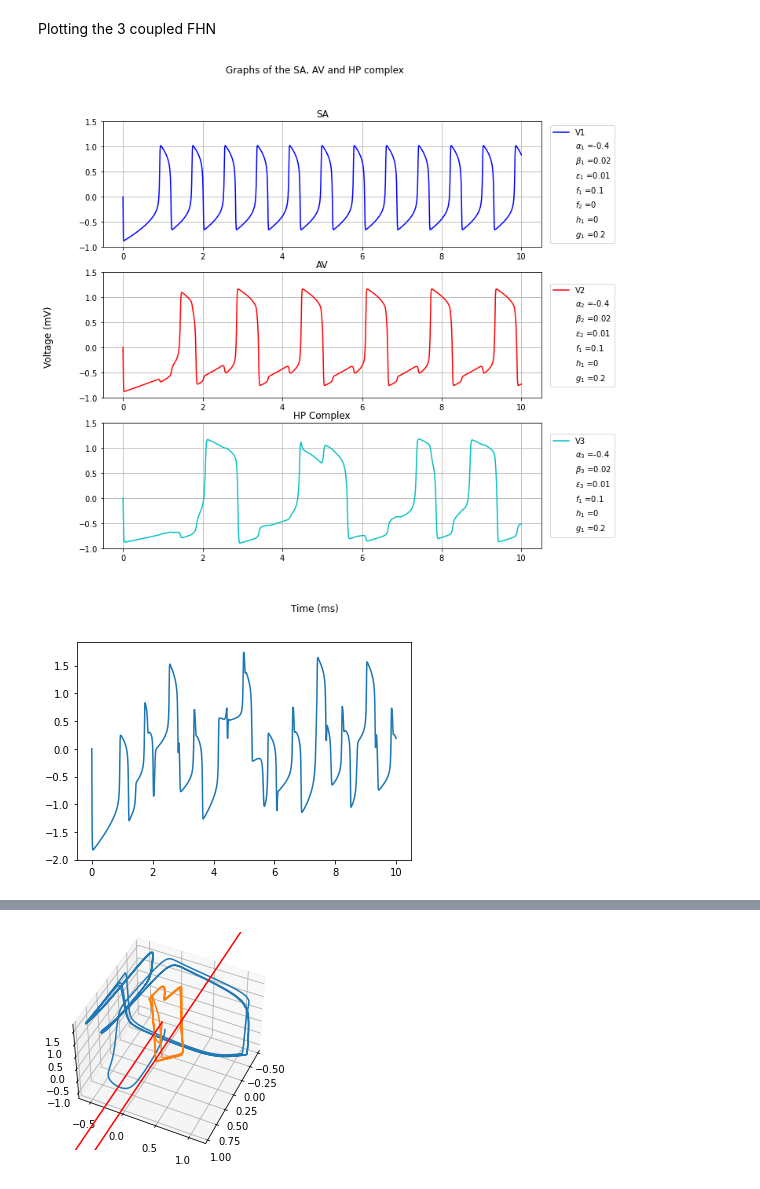
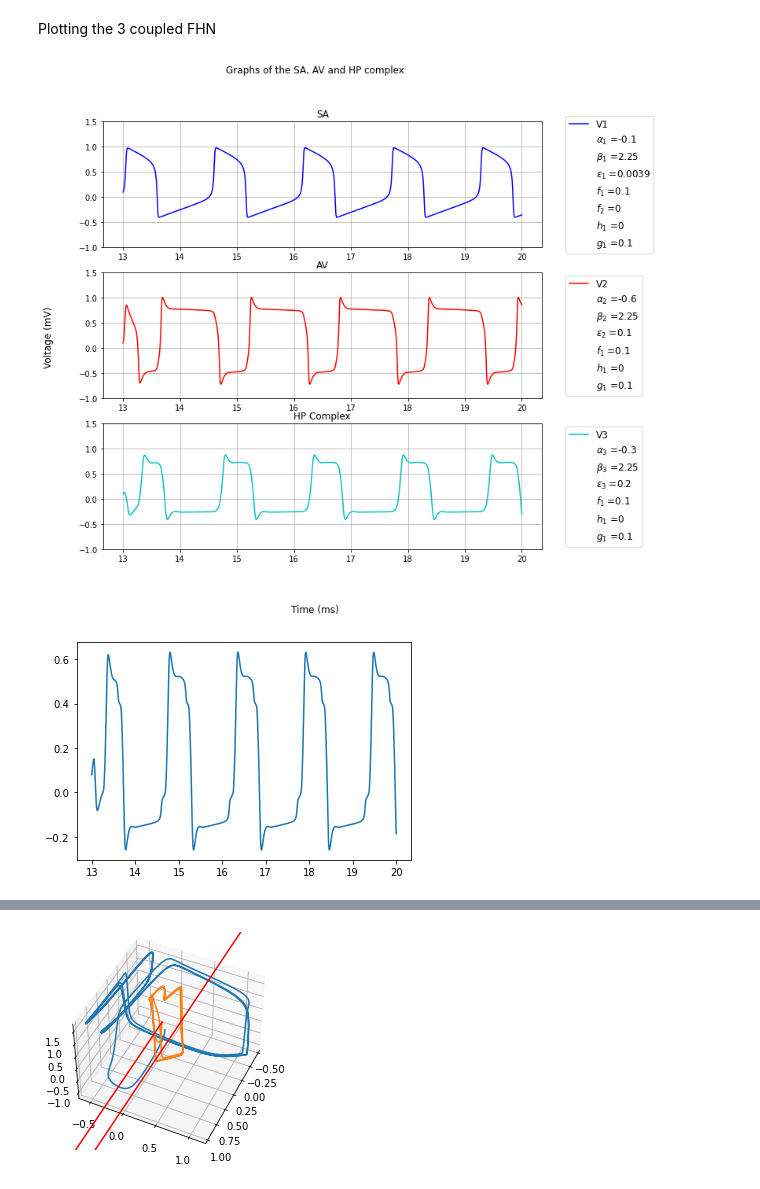
Before and after one commit to Cerlog/Fitz-Hugh-Nagumo-Mathematics-Project, a Jupyter notebook: FitzHughThree/3 coupled FHN.ipynb, the cells around one changed output, grey strips where cells are left out. Cells and saved outputs as stored; diff of their text form; code cells hidden in the pictures.

```diff
--- a/FitzHughThree/3 coupled FHN.ipynb
+++ b/FitzHughThree/3 coupled FHN.ipynb
@@ -4,22 +4,23 @@ Initial parameters
 """Scaling constants k1-k3"""
 k1 = 160
 k2 = 90
-k3 = 55
+k3 = 60
+
 
 """Alpha values"""
-a1 = -0.4
-a2 = -0.4
-a3 = -0.4
+a1 = -0.1
+a2 = -0.6
+a3 = -0.3
 
 """Epsilon values"""
-e1 = 0.01
-e2 = 0.01
-e3 = 0.01
+e1 = 0.003900
+e2 = 0.1
+e3 = 0.2
 
 """Beta values"""
-b1 = 0.02
-b2 = 0.02
-b3 = 0.02
+b1 = 2.25
+b2 = 2.25
+b3 = 2.25
 
 """Coupling constants f"""
 f1 = 0.1
@@ -27,7 +28,7 @@ f2 = 0
 f3 = 0
 
 """Coupling constants g"""
-g1 = 0.2
+g1 = 0.1
 g2 = 0
 g3 = 0
 
@@ -68,8 +69,8 @@ def fhn(x, t, params):
     return [dV1dt,dR1dt,dV2dt,dR2dt,dV3dt,dR3dt]
 
 
-x0 = [0,0.8,0,0.8,0,0.8] # initial conditions
-t = np.linspace(0,10,1000) # time
+x0 = [0.1,0,0.1,0,0.1,0] # initial conditions
+t = np.linspace(13,20,1000) # time
 x = odeint(fhn,x0,t, args=(params,))
 
 V1 = x[:,0]
@@ -198,9 +199,9 @@ ax2.plot([ ],[ ],' ',label=r'$g_1$ ={}'.format(g1))   #coupling constant g1 for
 
 plt.legend()
 
-ax0.legend(bbox_to_anchor=(0.85,0.5), loc="center left", borderaxespad=9.5)
-ax1.legend(bbox_to_anchor=(0.85,0.5), loc="center left", borderaxespad=9.5)
-ax2.legend(bbox_to_anchor=(0.85,0.5), loc="center left", borderaxespad=9.5)
+ax0.legend(bbox_to_anchor=(0.85,0.5), loc="center left", borderaxespad=9.5, fontsize=12)
+ax1.legend(bbox_to_anchor=(0.85,0.5), loc="center left", borderaxespad=9.5, fontsize=12)
+ax2.legend(bbox_to_anchor=(0.85,0.5), loc="center left", borderaxespad=9.5, fontsize=12)
 
 ax0.grid()
 ax1.grid()
@@ -209,45 +210,45 @@ ax2.grid()
 #ax1.ylim(-2, 2, 1)
 #ax2.ylim(-2, 2, 1)
 
 #ax0.xlim(25,34)
 #ax1.xlim(25,34)
 #ax2.xlim(25,34)
 
 
 #ax1.plot(t, V2, color='r')
 #ax2.plot(t, V3, color='c')
 
 
 
 
 ax0.set_yticks([-1, -0.5, 0, 0.5, 1, 1.5])
 ax1.set_yticks([-1, -0.5, 0, 0.5, 1, 1.5])
 ax2.set_yticks([-1, -0.5, 0, 0.5, 1, 1.5])
 
 
 fig.supylabel('Voltage (mV)')
 
 
 fig.supxlabel('Time (ms)')
 
 
 fig.savefig('New folder\Three coupled_g1_is_changing\SA_AV_HP_g1_19', bbox_inches="tight")
 
 
 plt.show()
 # %% [output]
-[figure, old version]
+[figure, new version]
 # %%
-q = 1
-w = 0.4
-z = 0.7
+q = 0.1
+w = 0.05
+z = 0.65
 
 x = q*V1+w*V2+z*V3
 
 plt.plot(t, x)
 plt.show()
 # %% [output]
-[figure, old version]
+[figure, new version]
 # %%
 from matplotlib.pyplot import figure
 
```
Also changed, not shown: parts of 2 cells of this notebook, 8 other files.
